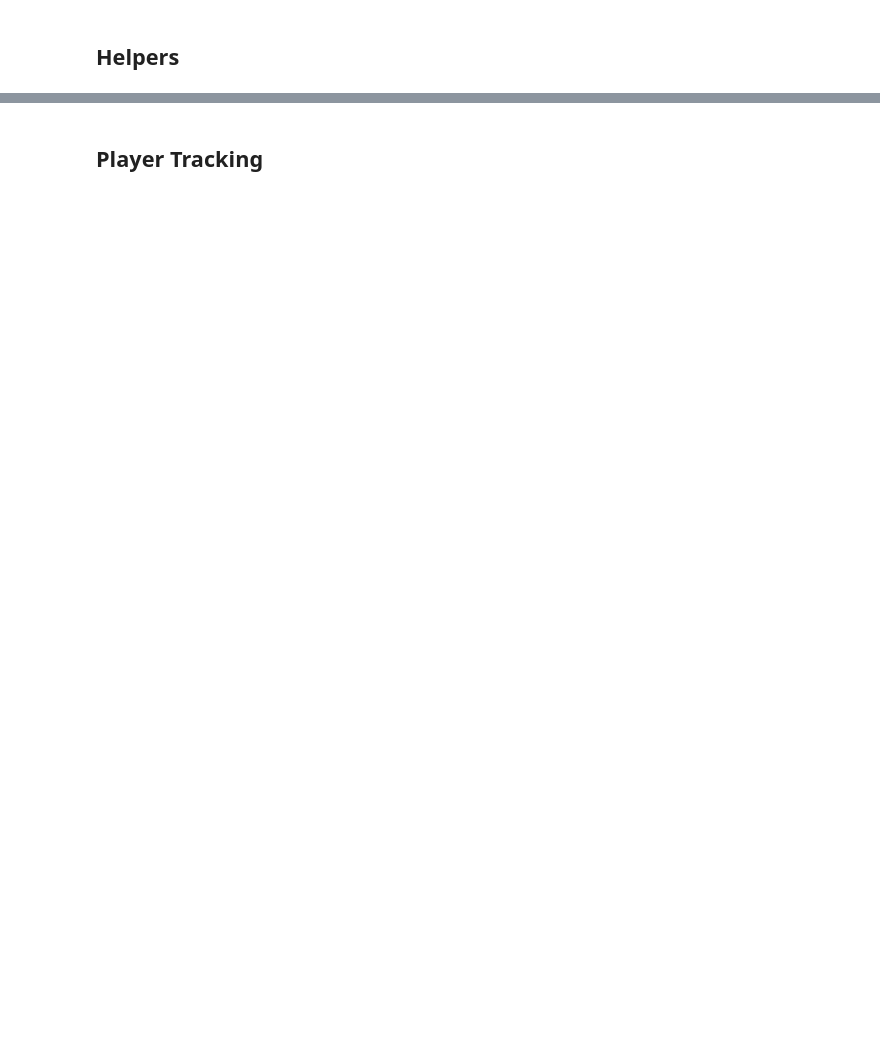
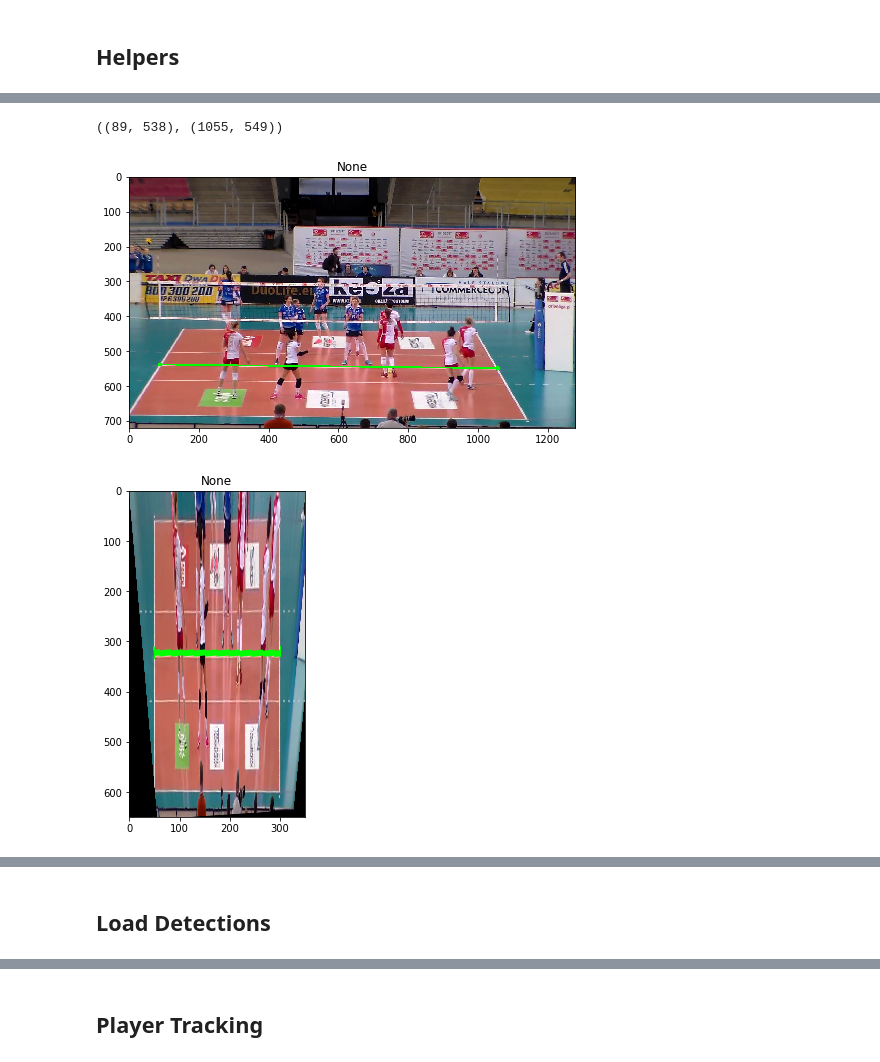
Before and after one commit to bfortuner/computer-vision, a Jupyter notebook: applied/PlayerTrackingKalmanFilter.ipynb, the cells around one changed output, grey strips where cells are left out. Saved outputs shown, nothing was run; the diff lists cells and outputs as text; code cells hidden in the pictures; blank space fills up the shorter version.

Commit message:
added player tracking kalman notebook with ability to load existing detections and dimensions

```diff
--- a/applied/PlayerTrackingKalmanFilter.ipynb
+++ b/applied/PlayerTrackingKalmanFilter.ipynb
@@ -564,5 +44,0 @@ imgs, boxes = get_boxes(metadata['fpath'][:3])
-# %%
-filtered_boxes = filter_boxes(boxes, min_y, max_y, margin=3)
-img = load_cv2_img(metadata['fpath'][0], colorspace=cv2.COLOR_BGR2RGB)
-img = imutils.resize(img, width=min(width, img.shape[1]))
-plot_boxes(img, filtered_boxes[0])
@@ -570,0 +514,45 @@ plot_boxes(img, filtered_boxes[0])
+# %%
+def plot_court_floor():
+    for point in floor_coords['floor_pts'].values():
+        pt = point['x'],point['y']
+        cv2.circle(floor_map, pt, 1, color=(255,255,255), thickness=5)
+    for line in floor_coords['inner_court_lines'].values():
+        pt1 = (line['x1'],line['y1'])
+        pt2 = (line['x2'],line['y2'])
+        cv2.line(floor_map, pt1=pt1, pt2=pt2,
+                 color=(255, 255, 255), thickness=1)
+    plot_img(floor_map, fs=(10,10), title="floor")
+
+def map_point(point, H):
+    pt = point.copy()
+    pt.append(1)
+    pt_arr = np.array([pt]).T
+    map_pt = H @ pt_arr
+    map_pt /= map_pt[2][0]
+    map_pt = map_pt.astype(int).squeeze()[:2]
+    return map_pt[0],map_pt[1]
+# %%
+# Map Centers
+center_left = map_point([floor_coords['floor_pts']['center_left']['x'],
+                        floor_coords['floor_pts']['center_left']['y']], floor_to_img_homography)
+center_right = map_point([floor_coords['floor_pts']['center_right']['x'],
+                          floor_coords['floor_pts']['center_right']['y']], floor_to_img_homography)
+# %% [output]
+((89, 538), (1055, 549))
+# %%
+# PLot floor
+fpath = metadata['fpath'][0]
+img = load_cv2_img(fpath, colorspace=cv2.COLOR_BGR2RGB)
+cv2.circle(img, (center_left[0], center_left[1]), 1, color=(0,255,0), thickness=10)
+cv2.circle(img, (center_right[0], center_right[1]), 1, color=(0,255,0), thickness=10)
+cv2.line(img, pt1=center_left, pt2=center_right, color=(0, 255, 0), thickness=3)
+plot_img(img, fs=(8,8), title=None)
+
+# Warp Image
+im_dst = cv2.warpPerspective(img, img_to_floor_homography,
+                             dsize=(floor_map.shape[1],floor_map.shape[0]))
+plot_img(im_dst, fs=(6,6))
+plot_court_floor()
+# %% [output]
+[figure, added]
+[figure, added]
@@ -570,0 +560,2 @@ plot_boxes(img, filtered_boxes[0])
+# %% [markdown]
+## Load Detections
```
Also changed, not shown: parts of 73 cells of this notebook, 4 other files.
